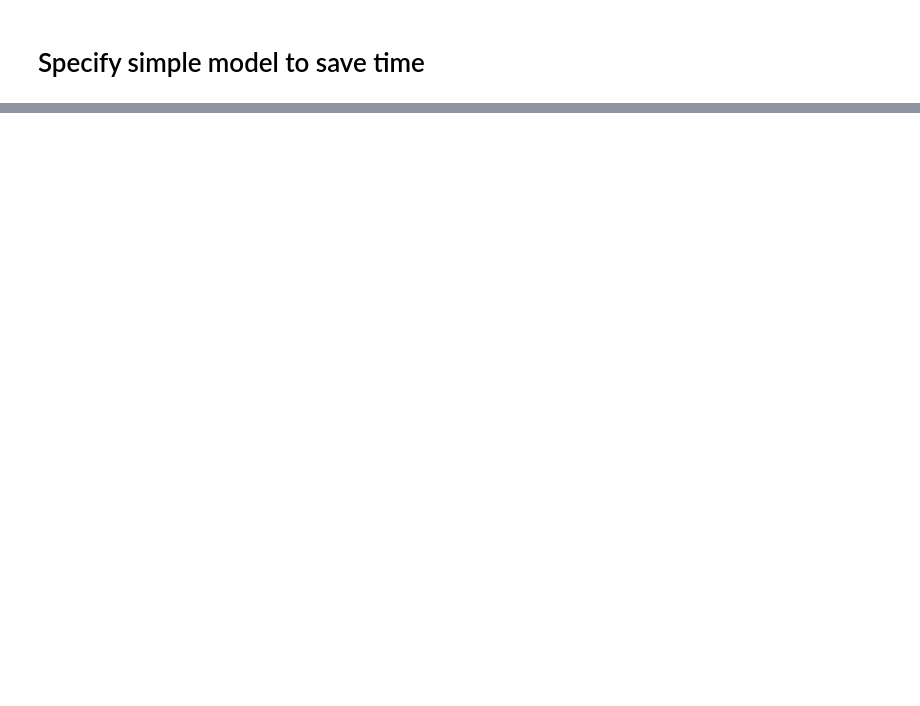
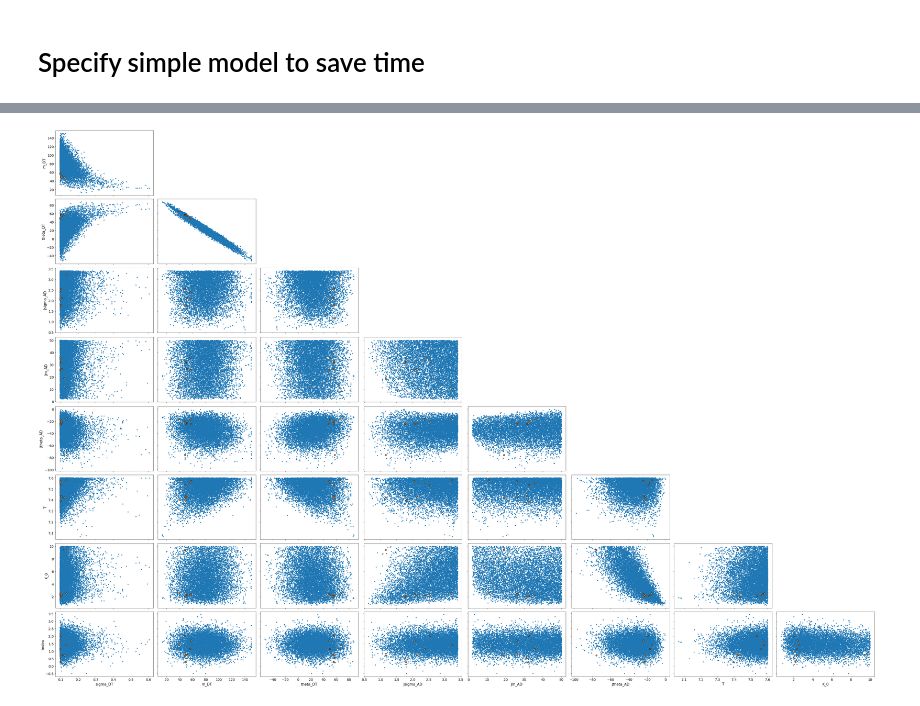
Before and after one commit to MalteBrinch/Master-Thesis-Code, a Jupyter notebook: 7d conv and iterating a GP.ipynb, the cells around one changed output, grey strips where cells are left out. Drawn from its saved outputs; the diff is of its cells as text; code cells hidden in the pictures; blank space fills up the shorter version.

```diff
--- a/7d conv and iterating a GP.ipynb
+++ b/7d conv and iterating a GP.ipynb
@@ -547,0 +498,4 @@ Name: mean, dtype: float64
+# %%
+pm.pairplot(tracesimple, var_names=simplenames, divergences=True);
+# %% [output]
+[figure, added]
```
Also changed, not shown: parts of 21 cells of this notebook.
